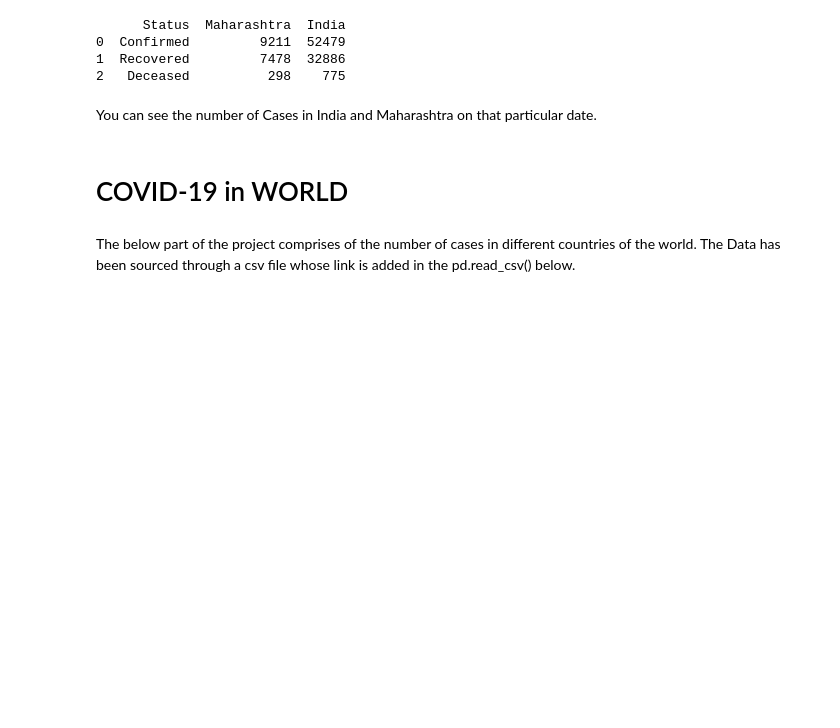
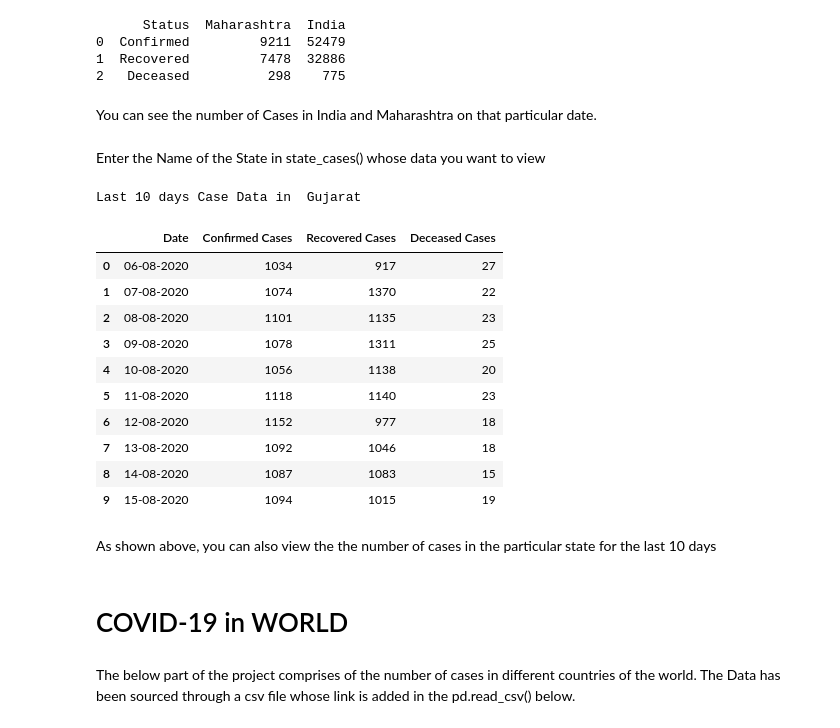
Before and after one commit to shlokadaga/covid19-tracker, a Jupyter notebook: Covid19_project.ipynb, the cells around one changed output. Drawn from its saved outputs; the diff is of its cells as text; code cells hidden in the pictures; blank space fills up the shorter version.

```diff
--- a/Covid19_project.ipynb
+++ b/Covid19_project.ipynb
@@ -370,6 +370,46 @@ view_date_wise('29-07-2020','Maharashtra')
 2   Deceased          298    775
 # %% [markdown]
 You can see the number of Cases in India and Maharashtra on that particular date.
+# %%
+def state_cases(state_name):
+    final_cases_df=pd.DataFrame()
+    ccases=state_df.loc[state_df['Status'] == 'Confirmed']
+    ccases=ccases[['Date', state_name]]
+    final_cases_df=final_cases_df.append(ccases)
+
+    rcases=state_df.loc[state_df['Status'] == 'Recovered']
+    rcases=rcases[['Date', state_name]]
+    final_cases_df=pd.merge(final_cases_df,rcases,on='Date')
+
+
+    dcases=state_df.loc[state_df['Status'] == 'Deceased']
+    dcases=dcases[['Date', state_name]]
+    final_cases_df=pd.merge(final_cases_df,dcases,on='Date')
+    final_cases_df.columns=['Date','Confirmed Cases','Recovered Cases','Deceased Cases']
+    final_cases_df=final_cases_df.tail(10)
+    final_cases_df.reset_index(inplace=True)
+    final_cases_df.drop('index',axis=1,inplace=True)
+    print('Last 10 days Case Data in ', state_name)
+    return final_cases_df
+# %% [markdown]
+Enter the Name of the State in state_cases() whose data you want to view
+# %%
+state_cases('Gujarat')
+# %% [output]
+Last 10 days Case Data in  Gujarat
+|  | Date | Confirmed Cases | Recovered Cases | Deceased Cases |
+| 0 | 06-08-2020 | 1034 | 917 | 27 |
+| 1 | 07-08-2020 | 1074 | 1370 | 22 |
+| 2 | 08-08-2020 | 1101 | 1135 | 23 |
+| 3 | 09-08-2020 | 1078 | 1311 | 25 |
+| 4 | 10-08-2020 | 1056 | 1138 | 20 |
+| 5 | 11-08-2020 | 1118 | 1140 | 23 |
+| 6 | 12-08-2020 | 1152 | 977 | 18 |
+| 7 | 13-08-2020 | 1092 | 1046 | 18 |
+| 8 | 14-08-2020 | 1087 | 1083 | 15 |
+| 9 | 15-08-2020 | 1094 | 1015 | 19 |
+# %% [markdown]
+As shown above, you can also view the the number of cases in the particular state for the last 10 days
 # %% [markdown]
 # COVID-19 in WORLD
 # %% [markdown]
```
Also changed, not shown: parts of 8 cells of this notebook.
